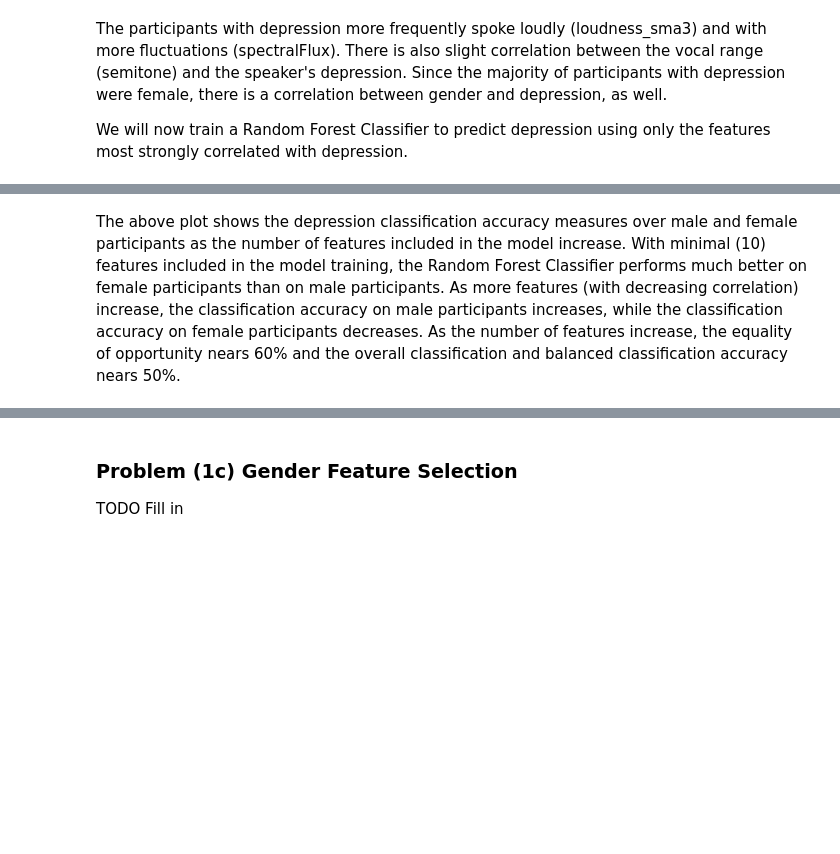
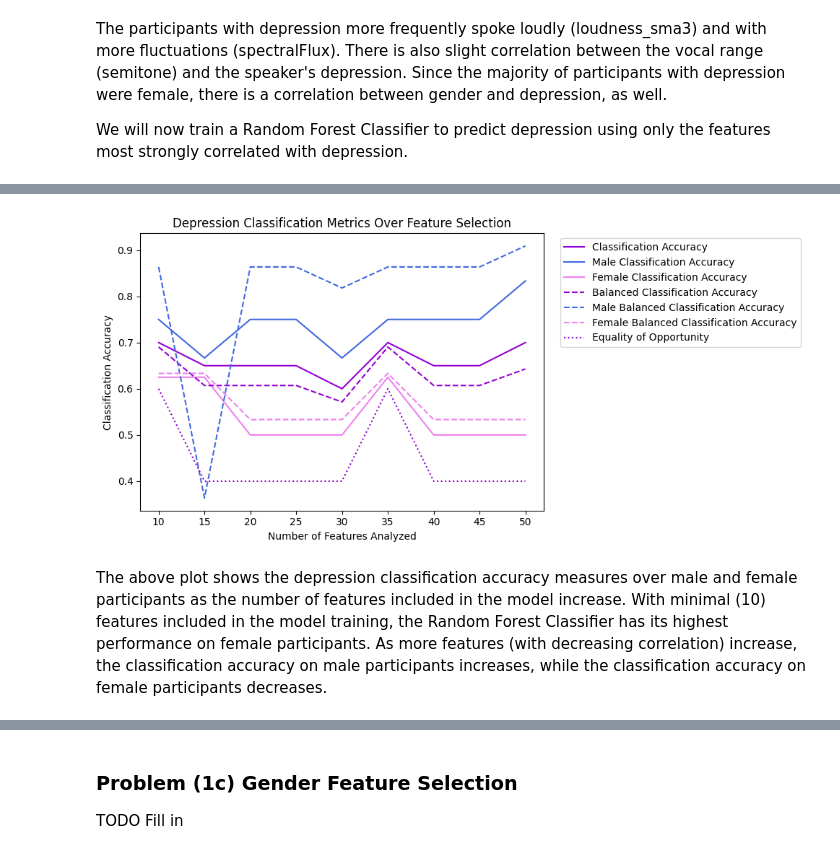
Before and after one commit to momoaolig/ML-Team-Assignment, a Jupyter notebook: mlt10_report.ipynb, the cells around one changed output, grey strips where cells are left out. Drawn from its saved outputs; the diff is of its cells as text; code cells hidden in the pictures; blank space fills up the shorter version.

Commit message:
combination of current results

```diff
--- a/mlt10_report.ipynb
+++ b/mlt10_report.ipynb
@@ -167,0 +231,4 @@ female_metrics_depression = 0
+# %%
+best_acc_depression, best_model_depression, best_param_depression = train_random_forest(X_train, y_train_depression)
+print('Accuracy:', round(best_acc_depression, 2),' and best parameters: ',best_param_depression)
+test_df['prediction_depression']= best_model_depression.predict(X_test)
@@ -173,0 +242,4 @@ all_metrics_gender = 0
+# %%
+best_acc_gender, best_model_gender, best_param_gender = train_random_forest(X_train, y_train_gender)
+print('Accuracy:', round(best_acc_gender, 2),' and best parameters: ', best_param_gender)
+test_df['prediction_gender'] = best_model_gender.predict(X_test)
@@ -173,0 +248,3 @@ all_metrics_gender = 0
+# %%
+x = 10
+all_metrics_gender = analyze_results(test_df, prediction='prediction_gender', pred_label='Gender', threshold=.2)
@@ -190,3 +293,8 @@ for key, val in top_twenty_feats.items():
 The participants with depression more frequently spoke loudly (loudness_sma3) and with more fluctuations (spectralFlux). There is also slight correlation between the vocal range (semitone) and the speaker's depression. Since the majority of participants with depression were female, there is a correlation between gender and depression, as well.
 
 We will now train a Random Forest Classifier to predict depression using only the features most strongly correlated with depression.
+# %%
+features = [correlation_tups[x][0] for x in range(5)]
+filtered_df = X_train.loc[:, features]
+filtered_test = X_test.loc[:, features]
+filtered_test.head()
@@ -193,46 +308,54 @@ We will now train a Random Forest Classifier to predict depression using only th
 # %%
+# add gender label back in
+X_train_dep = X_train.copy()
+X_train_dep['Gender'] = y_train_gender
+X_test_dep = X_test.copy()
+X_test_dep['Gender'] = y_test_gender
 # run model on filtered features
 class_acc_dep_fs, bca_dep_fs, male_class_acc_dep_fs, male_bca_dep_fs, female_class_acc_dep_fs, female_bca_dep_fs, eo_dep_fs = [],[],[],[],[], [], []
 for n in range(10, 51, 5):
     # select top performing features
-    features = [correlation_tups[x][0] for x in range(n)] + ['Depression']
-    filtered_df = train_df.loc[:, features]
+    features = [correlation_tups[x][0] for x in range(n)]
+    filtered_df = X_train_dep.loc[:, features]
     # build random forest on these features
-    best_rand_forest = train_random_forest(filtered_df, 'Depression')
-    filtered_test = test_df.loc[:, features]
-    predictions = best_rand_forest.predict(filtered_test.drop(columns=['Depression']).to_numpy())
+    best_acc, best_rand_forest, best_params = train_random_forest(filtered_df, y_train_depression)
+    filtered_test = X_test_dep.loc[:, features]
+    predictions = best_rand_forest.predict(filtered_test)
     # store accuracies
     test_df_pred = test_df.copy()
     test_df_pred['predictions'] = predictions
-    x = test_df_pred.columns.values.tolist()
-    all_res, male_res, female_res, eo_res = analyze_results(test_df_pred, display_results=False)
+    all_res, male_res, female_res, eo_res = analyze_results(test_df_pred, prediction='predictions',
+                                                            threshold=.2,
+                                                            display_results=False)
     class_acc_dep_fs.append(all_res['accuracy'])
     bca_dep_fs.append(all_res['balanced_accuracy'])
     male_class_acc_dep_fs.append(male_res['accuracy'])
     male_bca_dep_fs.append(male_res['balanced_accuracy'])
     female_class_acc_dep_fs.append(female_res['accuracy'])
     female_bca_dep_fs.append(female_res['balanced_accuracy'])
     eo_dep_fs.append(eo_res)
 
 
 # plot results
 fig, ax = plt.subplots(1, 1)
 num_feats = range(10, 51, 5)
 ax.plot(num_feats, class_acc_dep_fs, label = "Classification Accuracy", color='darkviolet')
 ax.plot(num_feats, male_class_acc_dep_fs, label = "Male Classification Accuracy", color='royalblue')
 ax.plot(num_feats, female_class_acc_dep_fs, label = "Female Classification Accuracy", color='violet')
 ax.plot(num_feats, bca_dep_fs, label = "Balanced Classification Accuracy", color='darkviolet', linestyle='dashed')
 ax.plot(num_feats, male_bca_dep_fs, label = "Male Balanced Classification Accuracy", color='royalblue', linestyle='dashed')
 ax.plot(num_feats, female_bca_dep_fs, label = "Female Balanced Classification Accuracy", color='violet', linestyle='dashed')
 ax.plot(num_feats, eo_dep_fs, label = "Equality of Opportunity", color='darkviolet', linestyle='dotted')
 ax.set_title('Depression Classification Metrics Over Feature Selection')
 ax.set_xlabel('Number of Features Analyzed')
 ax.set_ylabel('Classification Accuracy')
 fig.tight_layout()
 plt.legend(loc='upper right', bbox_to_anchor=(1.15, 0.5, 0.5, 0.5))
 plt.show()
+# %% [output]
+[figure, added]
 # %% [markdown]
-The above plot shows the depression classification accuracy measures over male and female participants as the number of features included in the model increase. With minimal (10) features included in the model training, the Random Forest Classifier performs much better on female participants than on male participants. As more features (with decreasing correlation) increase, the classification accuracy on male participants increases, while the classification accuracy on female participants decreases. As the number of features increase, the equality of opportunity nears 60% and the overall classification and balanced classification accuracy nears 50%.
+The above plot shows the depression classification accuracy measures over male and female participants as the number of features included in the model increase. With minimal (10) features included in the model training, the Random Forest Classifier has its highest performance on female participants. As more features (with decreasing correlation) increase, the classification accuracy on male participants increases, while the classification accuracy on female participants decreases.
 # %%
 best_ind = bca_dep_fs.index(max(bca_dep_fs))
 best_male_ind = male_bca_dep_fs.index(max(male_bca_dep_fs))
```
Also changed, not shown: parts of 17 cells of this notebook.
